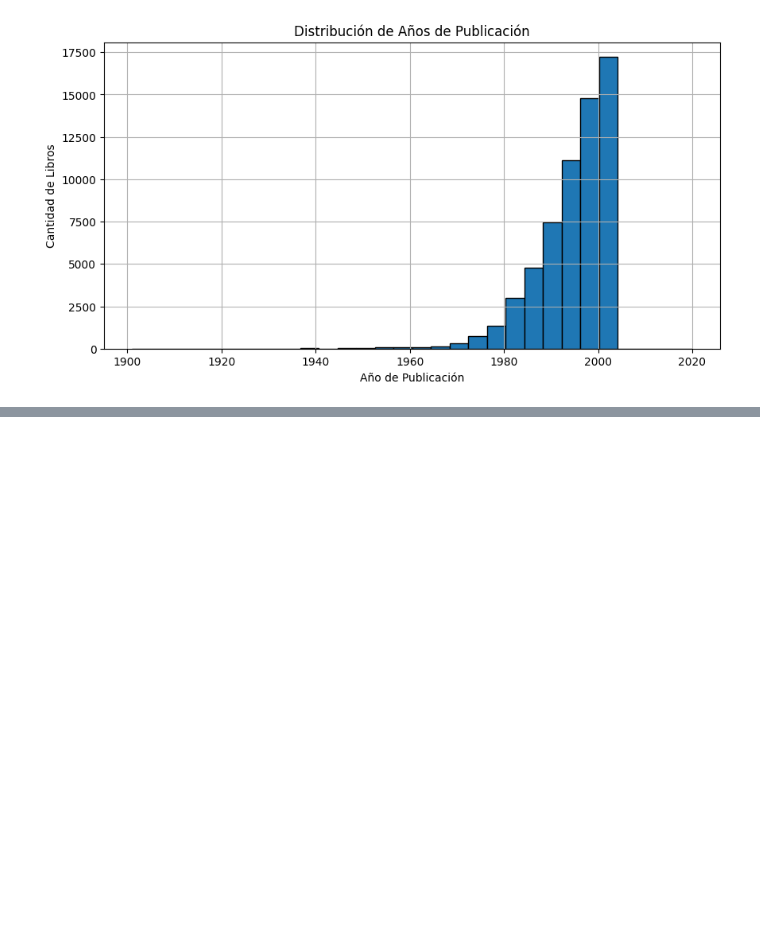
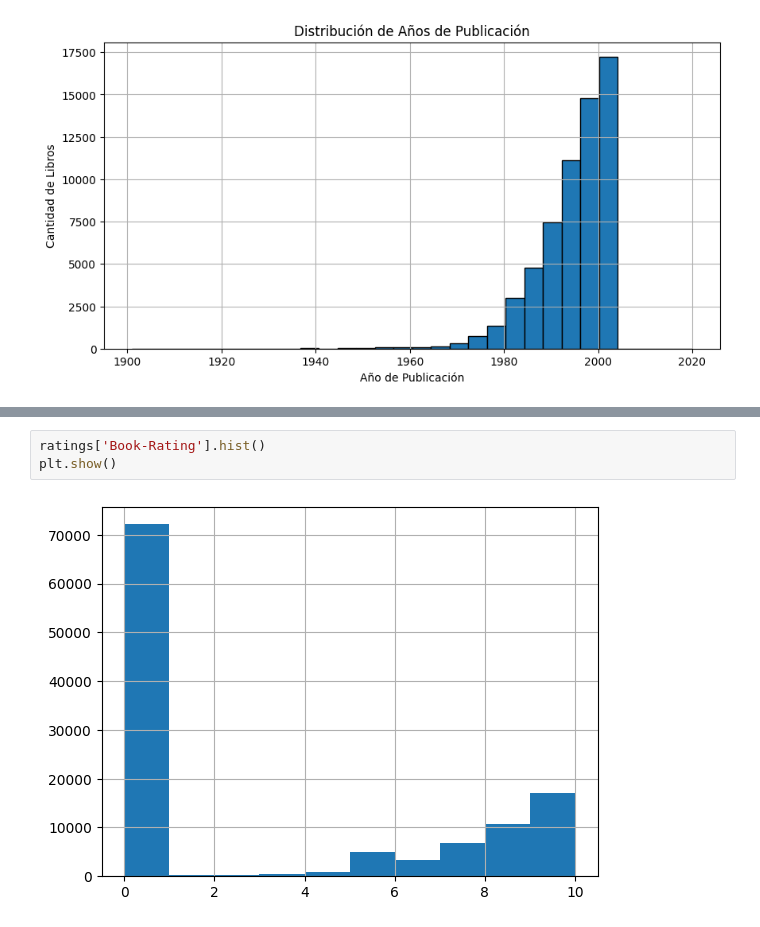
Before and after one commit to LPELCRACK896/DL_lab6, a Jupyter notebook: analisis_exploratorio.ipynb, the cells around one changed output, grey strips where cells are left out. Saved outputs shown, nothing was run; the diff lists cells and outputs as text; blank space fills up the shorter version.

```diff
--- a/analisis_exploratorio.ipynb
+++ b/analisis_exploratorio.ipynb
@@ -88,0 +125,5 @@ plt.show()
+# %%
+ratings['Book-Rating'].hist()
+plt.show()
+# %% [output]
+[figure, added]
```
Also changed, not shown: parts of 10 cells of this notebook.
